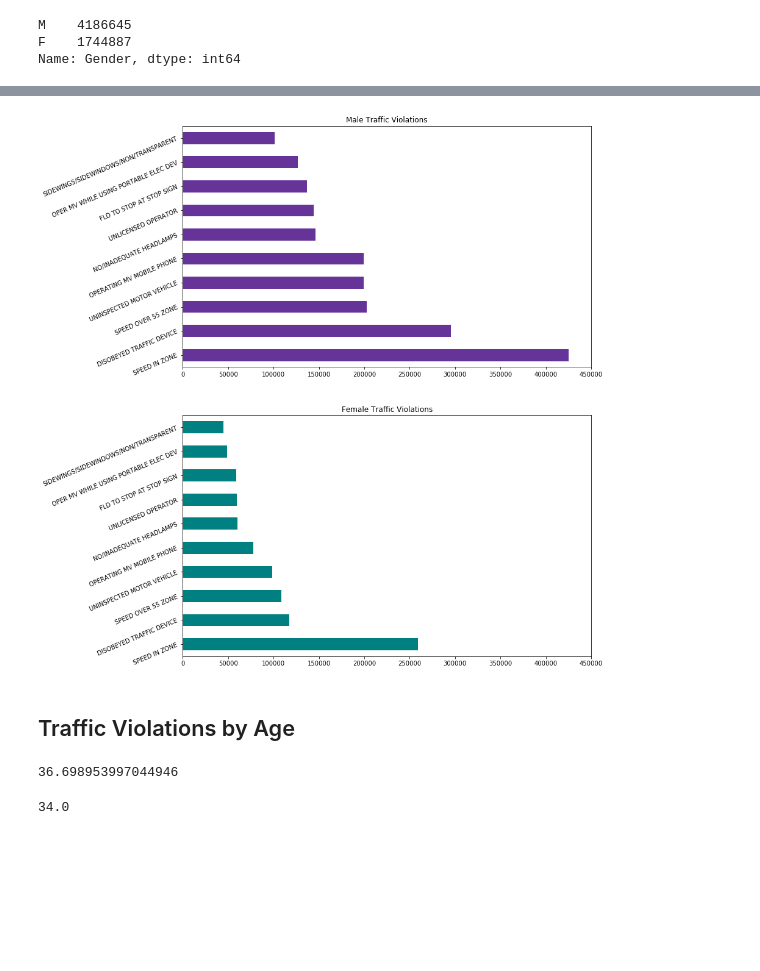
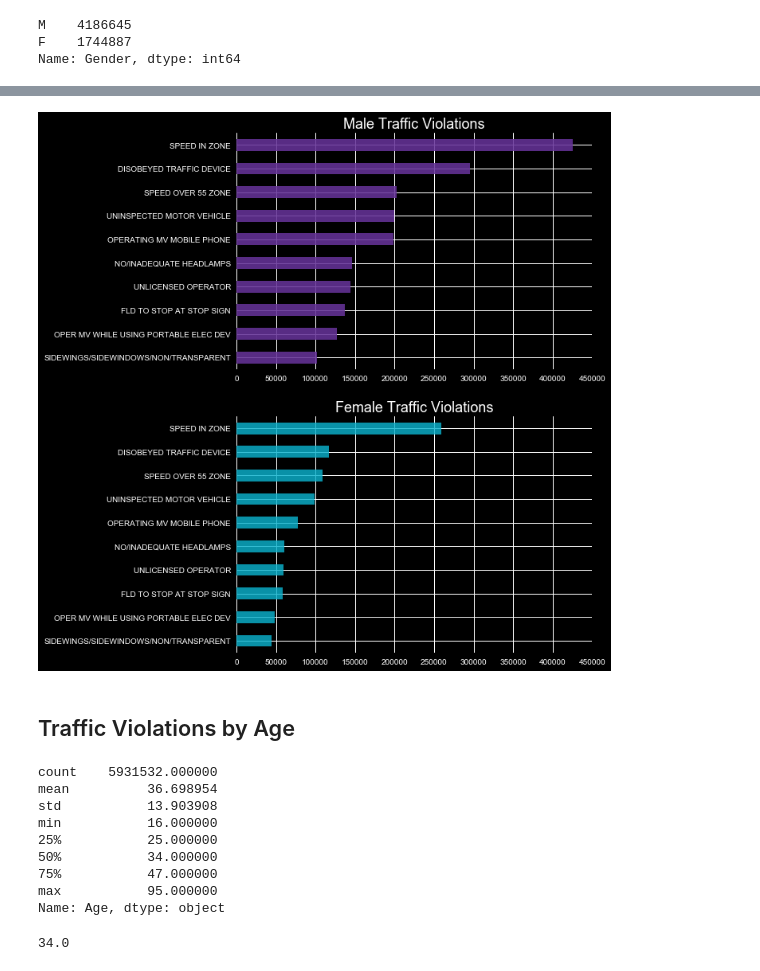
Before and after one commit to dacrands/traffic-ticket-data, a Jupyter notebook: traffic-data.ipynb, the cells around one changed output, grey strips where cells are left out. Drawn from its saved outputs; the diff is of its cells as text; code cells hidden in the pictures; blank space fills up the shorter version.

```diff
--- a/traffic-data.ipynb
+++ b/traffic-data.ipynb
@@ -309,3 +311,18 @@ len(set(traffic_tickets.State))
+# %%
+SMALL_SIZE = 10
+MEDIUM_SIZE = 12
+BIGGER_SIZE = 18
+
+plt.style.use('seaborn')
+plt.style.use('dark_background')
+
+plt.rc('font', size=SMALL_SIZE)          # controls default text sizes
+plt.rc('axes', titlesize=BIGGER_SIZE)     # fontsize of the axes title
+plt.rc('axes', labelsize=MEDIUM_SIZE)    # fontsize of the x and y labels
+plt.rc('xtick', labelsize=SMALL_SIZE)    # fontsize of the tick labels
+plt.rc('ytick', labelsize=SMALL_SIZE)    # fontsize of the tick labels
+plt.rc('legend', fontsize=SMALL_SIZE)    # legend fontsize
+plt.rc('figure', titlesize=BIGGER_SIZE)
 # %% [markdown]
 ## Top 10 Traffic Violations
 # %%
@@ -336,27 +360,37 @@ plt.savefig("gender-pie.jpg", bbox_inches="tight")
 # %%
-fig, (ax1, ax2) = plt.subplots(2, 1, sharey=True, figsize=(12, 16))
+fig, (ax1, ax2) = plt.subplots(2, 1, sharey=True, figsize=(8, 12))
 
 traffic_tickets.loc[traffic_tickets.Gender == "M"] \
     .Violation \
     .value_counts()[:10] \
-    .plot(kind="barh", ax=ax1, title="Male Traffic Violations", rot=23, color="#663399")
+    .plot(kind="barh", ax=ax1, title="Male Traffic Violations", color="#663399de")
 
 traffic_tickets.loc[traffic_tickets.Gender == "F"] \
     .Violation \
     .value_counts()[:10] \
-    .plot(kind="barh", ax=ax2, title="Female Traffic Violations", rot=23, color="teal")
+    .plot(kind="barh", ax=ax2, title="Female Traffic Violations", color="#0cb2cdd1")
+
+ax1.invert_yaxis()
 ax1.set_xlim(right=450000)
 ax2.set_xlim(right=450000)
 
-plt.savefig("gender-bar.jpg", bbox_inches="tight")
+plt.savefig("gender-bar.jpg", bbox_inches="tight", pad_inches=0.2, dpi=200)
 # %% [output]
-[figure, old version]
+[figure, new version]
 # %% [markdown]
 ## Traffic Violations by Age
-# %%
-traffic_tickets.Age.mean()
-# %% [output]
-36.698953997044946
+# %%
+traffic_tickets.Age.describe().apply(lambda x: format(x, 'f'))
+# %% [output]
+count    5931532.000000
+mean          36.698954
+std           13.903908
+min           16.000000
+25%           25.000000
+50%           34.000000
+75%           47.000000
+max           95.000000
+Name: Age, dtype: object
 # %%
 traffic_tickets.Age.median()
 # %% [output]
```
Also changed, not shown: parts of 9 cells of this notebook, 5 other files.
